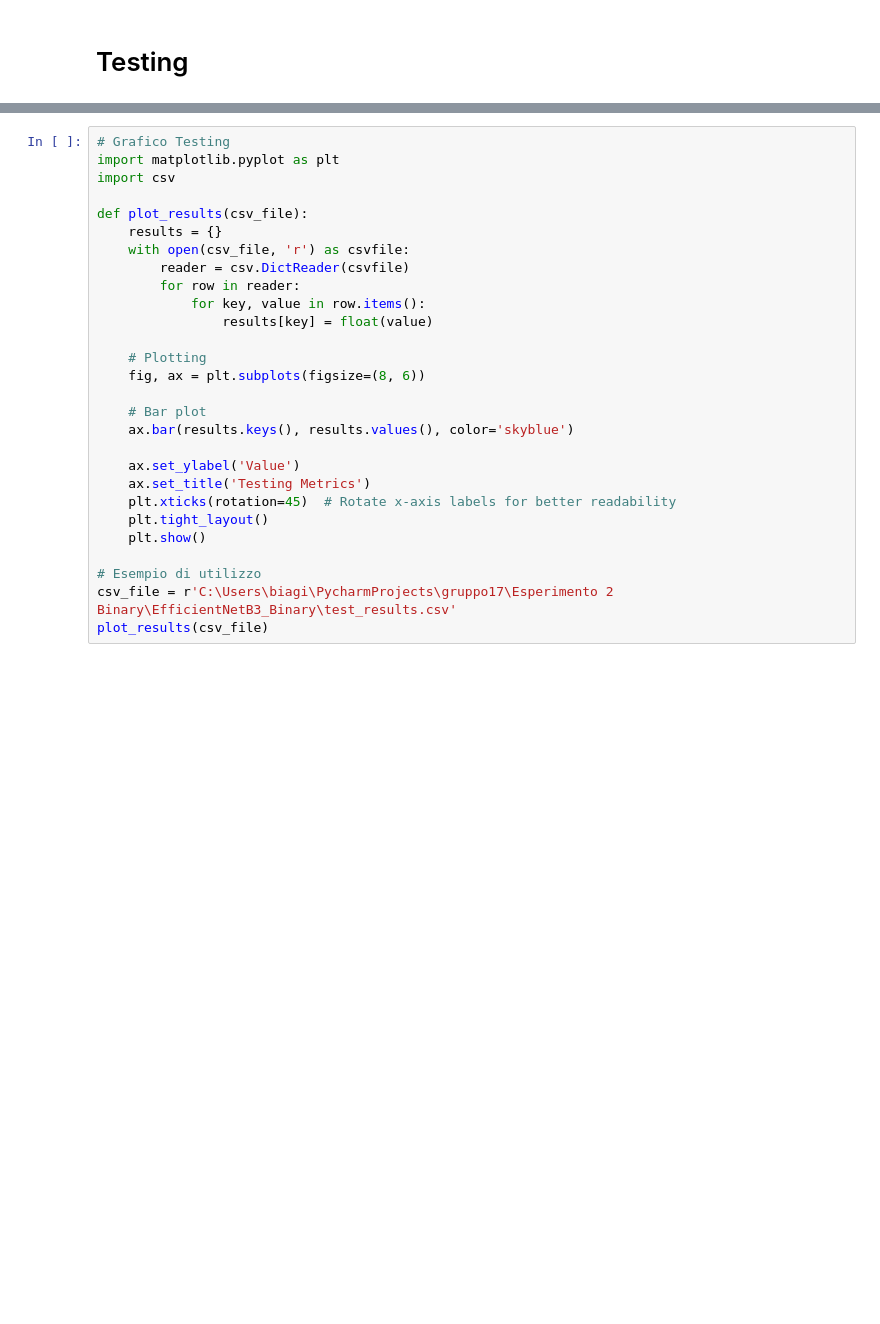
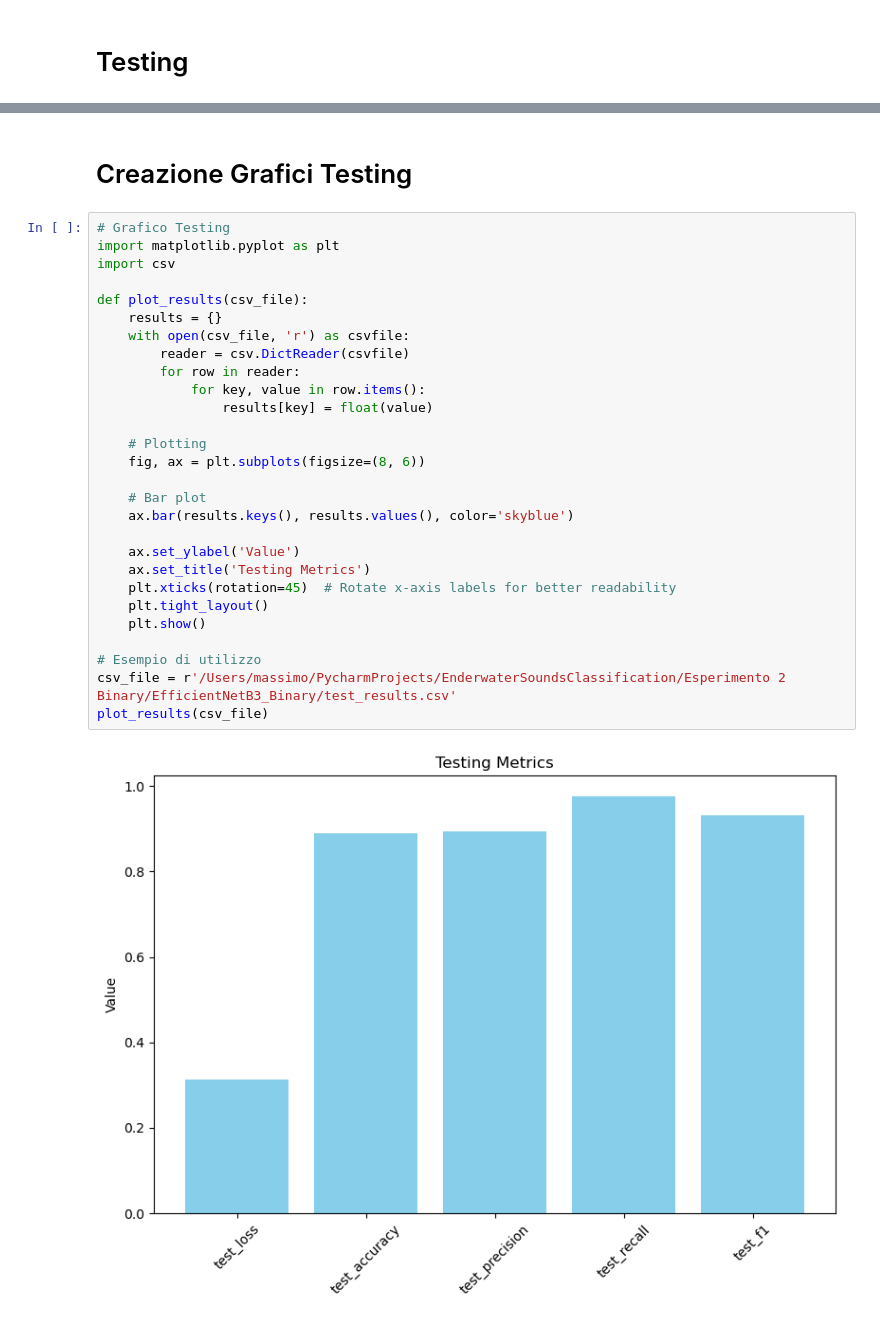
Before and after one commit to IreneGaita/UnderwaterSoundsClassification, a Jupyter notebook: Esperimento 2 Binary/EfficientNetB3_Binary/EfficientNet_Binary.ipynb, the cells around one changed output, grey strips where cells are left out. Drawn from its saved outputs; the diff is of its cells as text; blank space fills up the shorter version.

Commit message:
fix Grafici

```diff
--- a/Esperimento 2 Binary/EfficientNetB3_Binary/EfficientNet_Binary.ipynb
+++ b/Esperimento 2 Binary/EfficientNetB3_Binary/EfficientNet_Binary.ipynb
@@ -363,28 +369,32 @@ test_model(model_path, test_dataset_path, checkpoint_dir)
+# %% [markdown]
+# Creazione Grafici Testing
 # %%
 # Grafico Testing
 import matplotlib.pyplot as plt
 import csv
 
 def plot_results(csv_file):
     results = {}
     with open(csv_file, 'r') as csvfile:
         reader = csv.DictReader(csvfile)
         for row in reader:
             for key, value in row.items():
                 results[key] = float(value)
 
     # Plotting
     fig, ax = plt.subplots(figsize=(8, 6))
 
     # Bar plot
     ax.bar(results.keys(), results.values(), color='skyblue')
 
     ax.set_ylabel('Value')
     ax.set_title('Testing Metrics')
     plt.xticks(rotation=45)  # Rotate x-axis labels for better readability
     plt.tight_layout()
     plt.show()
 
 # Esempio di utilizzo
-csv_file = r'C:\Users\biagi\PycharmProjects\gruppo17\Esperimento 2 Binary\EfficientNetB3_Binary\test_results.csv'
+csv_file = r'/Users/massimo/PycharmProjects/EnderwaterSoundsClassification/Esperimento 2 Binary/EfficientNetB3_Binary/test_results.csv'
 plot_results(csv_file)
+# %% [output]
+[figure, added]
```
Also changed, not shown: parts of 4 cells of this notebook, 8 other files.
